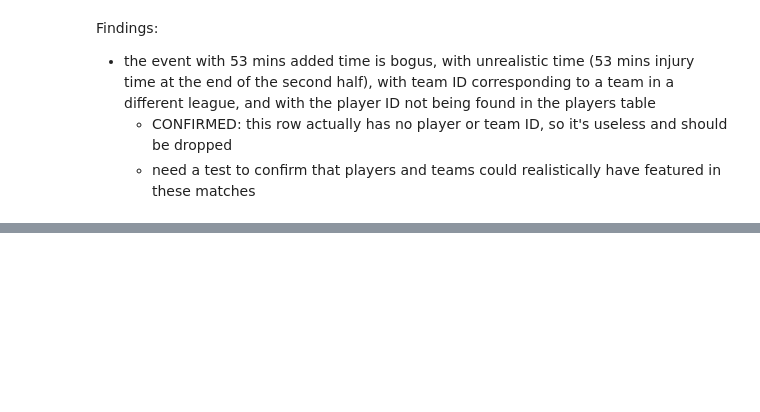
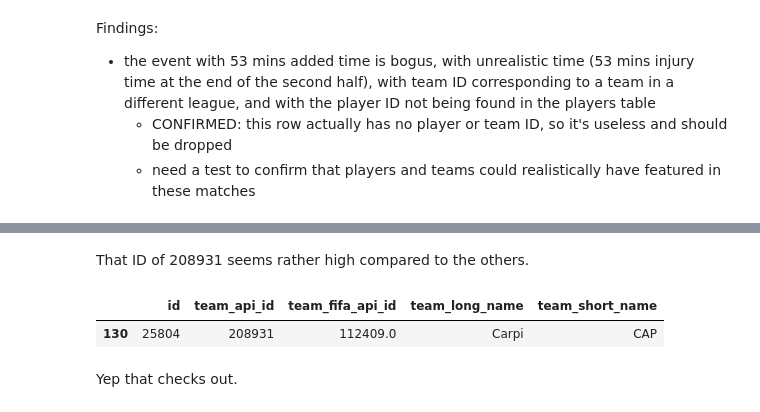
Before and after one commit to CodeWithOz/the-best-league, a Jupyter notebook: gather.ipynb, the cells around one changed output, grey strips where cells are left out. Drawn from its saved outputs; the diff is of its cells as text; code cells hidden in the pictures; blank space fills up the shorter version.

Commit message:
Finish assessing the corner events table

```diff
--- a/gather.ipynb
+++ b/gather.ipynb
@@ -4460,0 +4506,9 @@ Findings:
+# %% [markdown]
+That ID of 208931 seems rather high compared to the others.
+# %%
+teams_df_clean.query("team_api_id == 208931")
+# %% [output]
+|  | id | team_api_id | team_fifa_api_id | team_long_name | team_short_name |
+| 130 | 25804 | 208931 | 112409.0 | Carpi | CAP |
+# %% [markdown]
+Yep that checks out.
```
Also changed, not shown: parts of 34 cells of this notebook, 1 other file.
